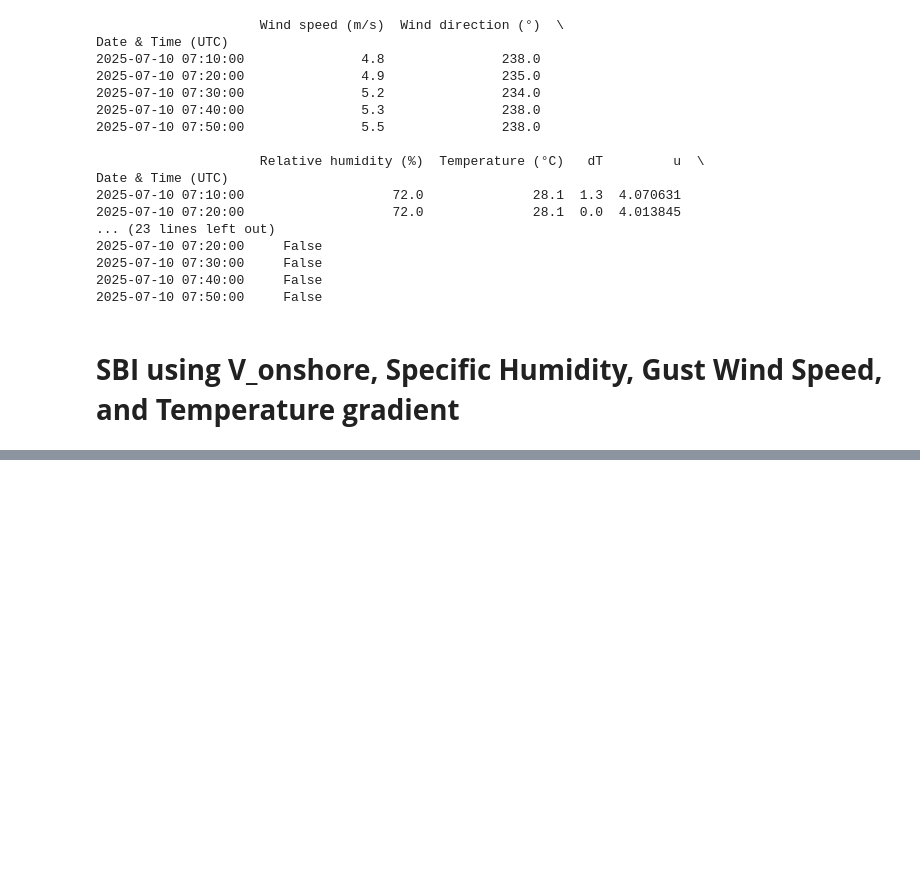
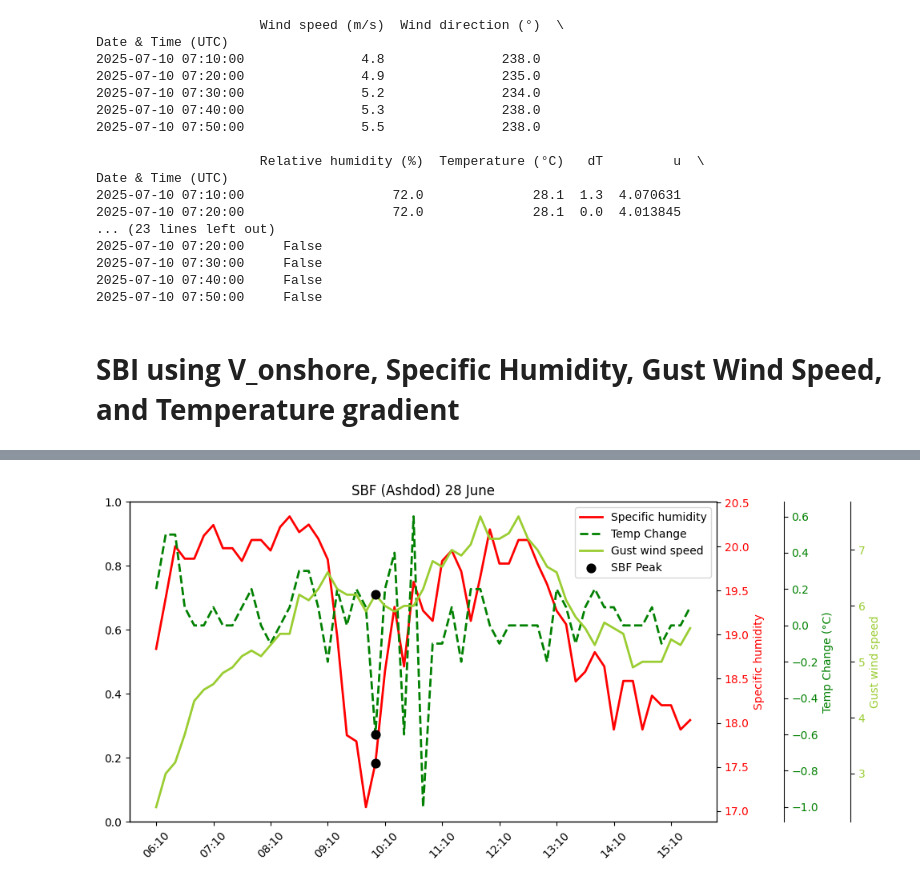
Before and after one commit to Bivasgithub/Sea_Breeze_Front, a Jupyter notebook: 2_Sea_Breeze_Index_Pred.ipynb, the cells around one changed output, grey strips where cells are left out. Saved outputs shown, nothing was run; the diff lists cells and outputs as text; code cells hidden in the pictures; blank space fills up the shorter version.

```diff
--- a/2_Sea_Breeze_Index_Pred.ipynb
+++ b/2_Sea_Breeze_Index_Pred.ipynb
@@ -412,0 +462,71 @@ DatetimeIndex(['2024-07-15 15:40:00'], dtype='datetime64[ns]', name='Date & Time
+# %%
+import matplotlib.pyplot as plt
+
+def plot_combined_sbf(df):
+
+    peaks = df[df["SBF_peak"]]
+
+    fig, ax1 = plt.subplots(figsize=(10,5))
+
+    # ax1.plot(df.index, df["V_onshore"],
+    #          color="blue", label="V_onshore (m/s)", linewidth=2)
+
+    # # Mark peaks
+    # ax1.scatter(peaks.index, peaks["V_onshore"],
+    #             color="black", s=60, zorder=5, label="SBF Peak")
+    # ax1.set_ylabel("V_onshore", color="blue")
+    # ax1.tick_params(axis='y', labelcolor="blue")
+
+
+    ax2 = ax1.twinx()
+    ax2.plot(df.index, df["q_gkg"],
+             color="red", label="Specific humidity", linewidth=2)
+    ax2.scatter(peaks.index, peaks["q_gkg"],
+                color="black", s=60, zorder=5)
+    ax2.set_ylabel("Specific humidity", color="red")
+    ax2.tick_params(axis='y', labelcolor="red")
+
+
+    ax3 = ax1.twinx()
+    ax3.spines["right"].set_position(("outward", 60))
+    ax3.plot(df.index, df["dT"],
+             color="green", linestyle="--", label="Temp Change", linewidth=2)
+    ax3.scatter(peaks.index, peaks["dT"],
+                color="black", s=60, zorder=5)
+    ax3.set_ylabel("Temp Change (°C)", color="green")
+    ax3.tick_params(axis='y', labelcolor="green")
+
+    ax4 = ax1.twinx()
+    ax4.spines["right"].set_position(("outward", 120))
+    ax4.plot(df.index, df["Gust wind speed (m/s)"],
+             color="yellowgreen", label="Gust wind speed", linewidth=2)
+    ax4.scatter(peaks.index, peaks["Gust wind speed (m/s)"],
+                color="black", s=60, zorder=5)
+    ax4.set_ylabel("Gust wind speed", color="yellowgreen")
+    ax4.tick_params(axis='y', labelcolor="yellowgreen")
+
+
+    # X-axis formatting
+    ax1.set_xticks(df.index[::6])
+    ax1.set_xticklabels(df.index[::6].strftime("%H:%M"), rotation=45)
+
+    plt.title("SBF (Ashdod) 28 June")
+
+    # Combined legend ## ax1.get_lines() +
+    lines =  ax2.get_lines() + ax3.get_lines() + ax4.get_lines()
+    labels = [l.get_label() for l in lines]
+
+    # Add SBF Peak manually (since scatter not always included)
+    labels.append("SBF Peak")
+    lines.append(ax2.collections[0])
+    ax2.legend(lines, labels, loc="best")
+
+    # Layout & Save
+    plt.tight_layout()
+    plt.savefig("SBF_Ashdod_28_june.jpg", dpi=300, bbox_inches='tight')
+    plt.show()
+
+# Call the function
+plot_combined_sbf(df_result)
+# %% [output]
+[figure, added]
```
Also changed, not shown: parts of 6 cells of this notebook.
